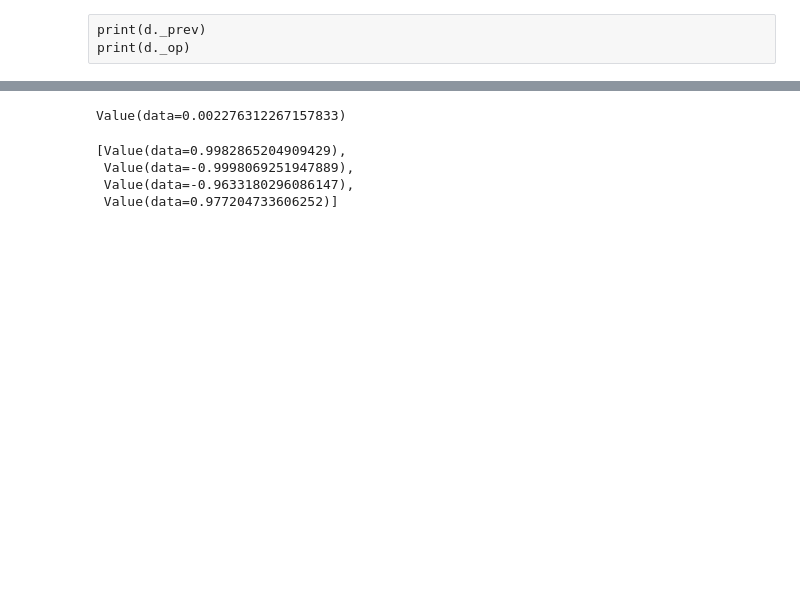
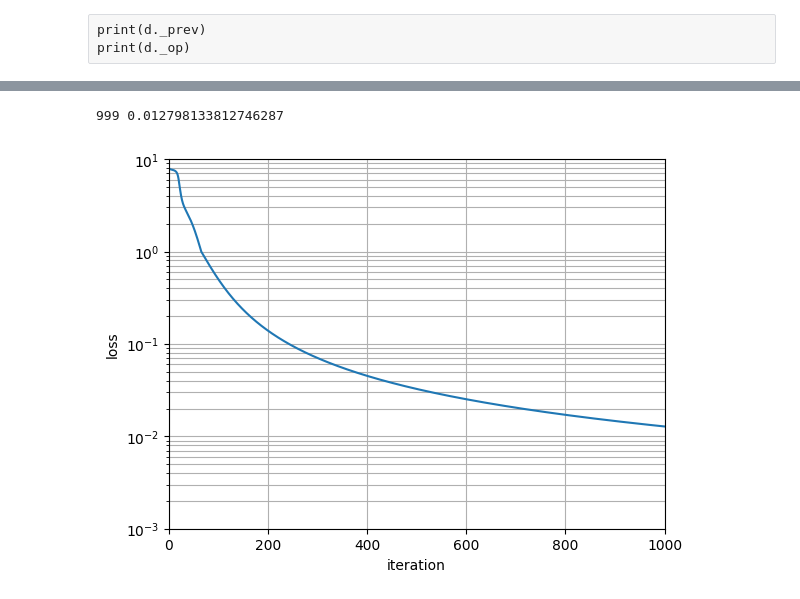
Before and after one commit to DrewWas/ML, a Jupyter notebook: karpathy_llm_tutorial/Micrograd.ipynb, the cells around one changed output, grey strips where cells are left out. Cells and saved outputs as stored; diff of their text form; code cells hidden in the pictures; blank space fills up the shorter version.

```diff
--- a/karpathy_llm_tutorial/Micrograd.ipynb
+++ b/karpathy_llm_tutorial/Micrograd.ipynb
@@ -219,6 +221,28 @@ Value(data=2.8429265888112223)
 # %%
-ypred = [n(x) for x in xs]
-loss = sum(((yout - ygd)**2 for ygd, yout in zip(ys, ypred)), Value(0.0))
-loss
+step_size = 0.01
+losses = []
+for k in range(1000):
+    # forward pass
+    ypred = [n(x) for x in xs]
+    loss = sum(((yout - ygd)**2 for ygd, yout in zip(ys, ypred)), Value(0.0))
+
+    # backward pass
+    for p in n.parameters():
+        p.grad = 0.0
+    loss.backward()
+
+    if loss.data < 1.0:
+        step_size = 0.005
+
+    if loss.data < 0.01:
+        step_size = 0.0005
+    # update
+    for p in n.parameters():
+        p.data += -step_size * p.grad
+
+    losses.append(loss.data)
+
+    #print(k, loss.data)
+print(k, loss.data)
 # %% [output]
-Value(data=0.002276312267157833)
+999 0.012798133812746287
@@ -230,7 +249,13 @@ for p in n.parameters():
-# %%
-ypred
-# %% [output]
-[Value(data=0.9982865204909429),
- Value(data=-0.9998069251947889),
- Value(data=-0.9633180296086147),
- Value(data=0.977204733606252)]
+# %%
+
+plt.figure()
+plt.plot(losses)
+plt.yscale("log")
+plt.ylim(1e-3, 10)   # <-- manually set range
+plt.xlim(0, 1000)
+plt.xlabel("iteration")
+plt.ylabel("loss")
+plt.grid(True, which="both")
+plt.show()
+# %% [output]
+[figure, added]
```
Also changed, not shown: parts of 8 cells of this notebook.
